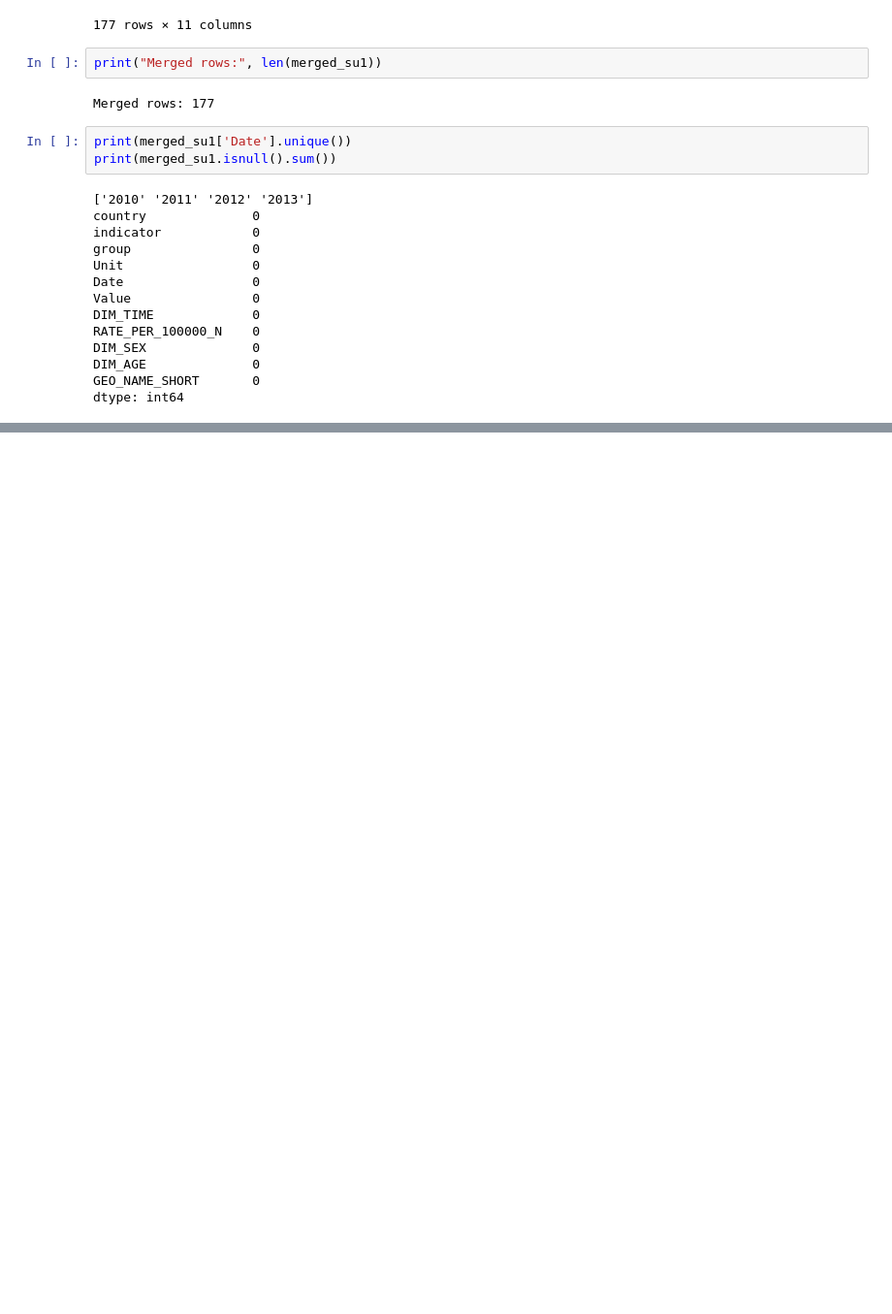
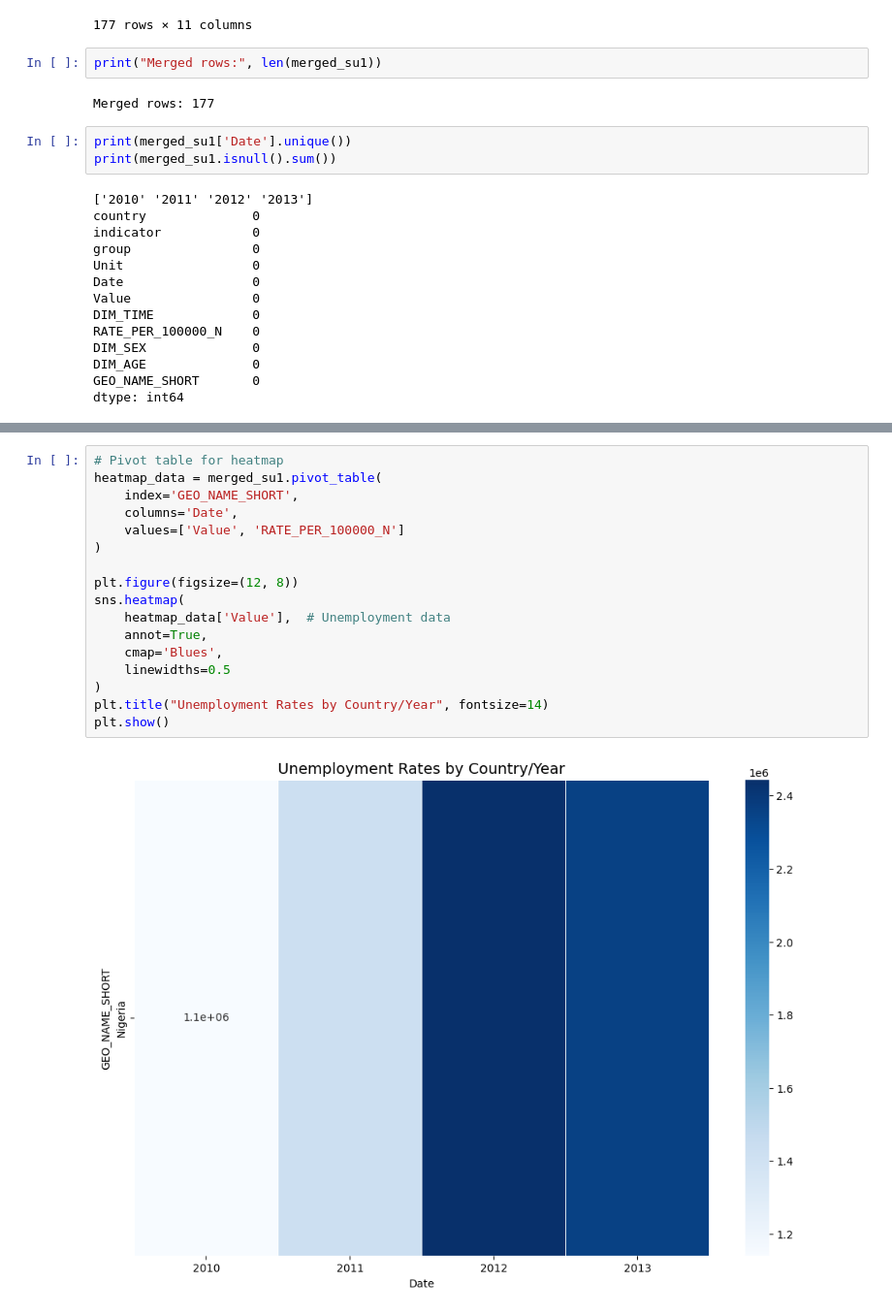
Before and after one commit to telehealthcareai/suicide-nigeria, a Jupyter notebook: DASHBOARD/explore/merged_suicide-unemployment.ipynb, the cells around one changed output, grey strips where cells are left out. Shown: that part at 97% size. Cells and saved outputs as stored; diff of their text form; blank space fills up the shorter version.

```diff
--- a/DASHBOARD/explore/merged_suicide-unemployment.ipynb
+++ b/DASHBOARD/explore/merged_suicide-unemployment.ipynb
@@ -137,0 +246,19 @@ print(merged_sp1.groupby('Date').agg({
+# %%
+# Pivot table for heatmap
+heatmap_data = merged_su1.pivot_table(
+    index='GEO_NAME_SHORT',
+    columns='Date',
+    values=['Value', 'RATE_PER_100000_N']
+)
+
+plt.figure(figsize=(12, 8))
+sns.heatmap(
+    heatmap_data['Value'],  # Unemployment data
+    annot=True,
+    cmap='Blues',
+    linewidths=0.5
+)
+plt.title("Unemployment Rates by Country/Year", fontsize=14)
+plt.show()
+# %% [output]
+[figure, added]
```
Also changed, not shown: parts of 9 cells of this notebook.
